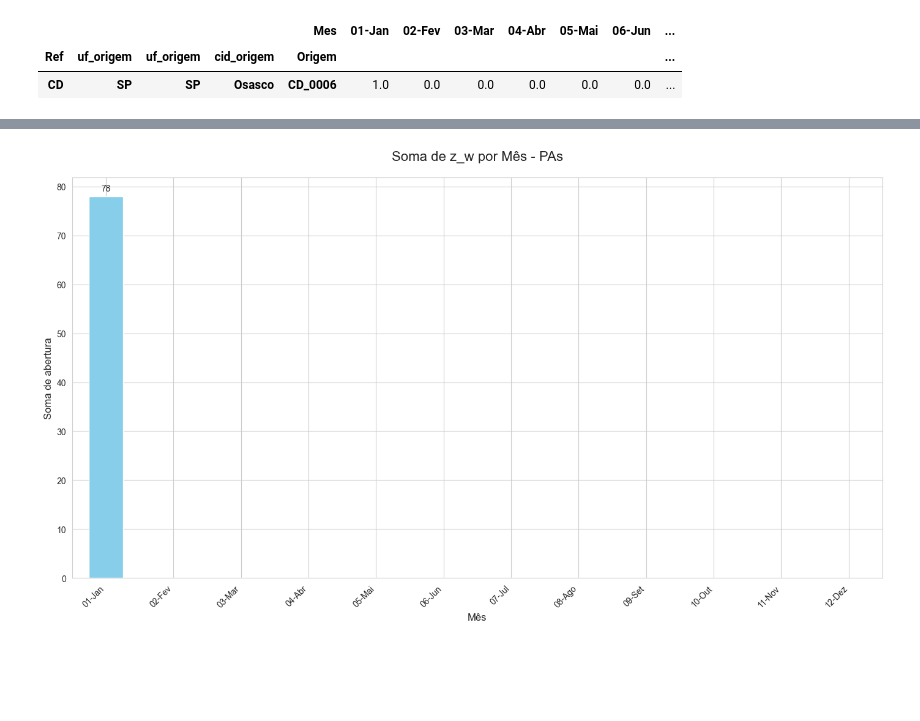
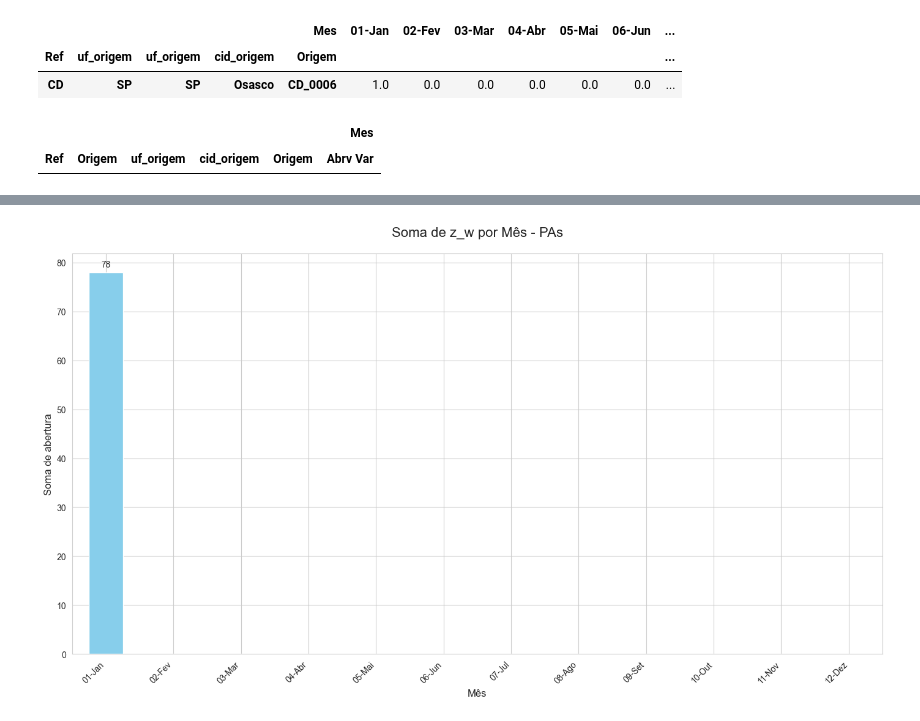
Before and after one commit to rpaferrari/MECAI, a Jupyter notebook: Mestrado_Analise.ipynb, the cells around one changed output, grey strips where cells are left out. Cells and saved outputs as stored; diff of their text form; code cells hidden in the pictures; blank space fills up the shorter version.

```diff
--- a/Mestrado_Analise.ipynb
+++ b/Mestrado_Analise.ipynb
@@ -55,6 +55,12 @@ df.loc[df['Ref'] == 'CD'].groupby(['Ref', 'uf_origem', 'uf_origem', 'cid_origem'
 |  |  |  |  | Mes | 01-Jan | 02-Fev | 03-Mar | 04-Abr | 05-Mai | 06-Jun | ... |
 | Ref | uf_origem | uf_origem | cid_origem | Origem |  |  |  |  |  |  | ... |
 | CD | SP | SP | Osasco | CD_0006 | 1.0 | 0.0 | 0.0 | 0.0 | 0.0 | 0.0 | ... |
+# %%
+df.loc[df['Ref'] == 'Fabrica'].groupby(['Ref', 'Origem', 'uf_origem', 'cid_origem', 'Origem', 'Mes', 'Abrv Var'])['Valor'].sum().unstack(level='Mes').\
+    applymap(lambda x: f"{x:,.0f}" if pd.notnull(x) else x)
+# %% [output]
+|  |  |  |  |  | Mes |
+| Ref | Origem | uf_origem | cid_origem | Origem | Abrv Var |
 # %%
 df.loc[df['Ref'] == 'CD'].groupby(['Ref', 'Origem', 'uf_origem', 'cid_origem', 'Origem', 'Mes', 'Abrv Var'])['Valor'].sum().unstack(level='Mes').\
     applymap(lambda x: f"{x:,.0f}" if pd.notnull(x) else x)
```
Also changed, not shown: parts of 8 cells of this notebook, 2 other files.
